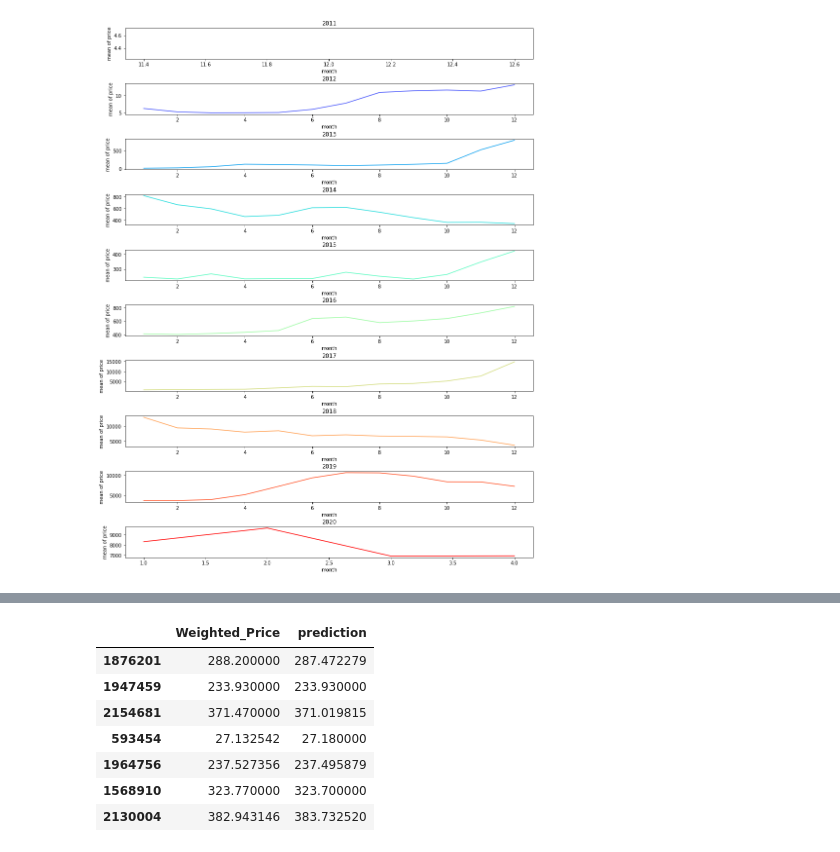
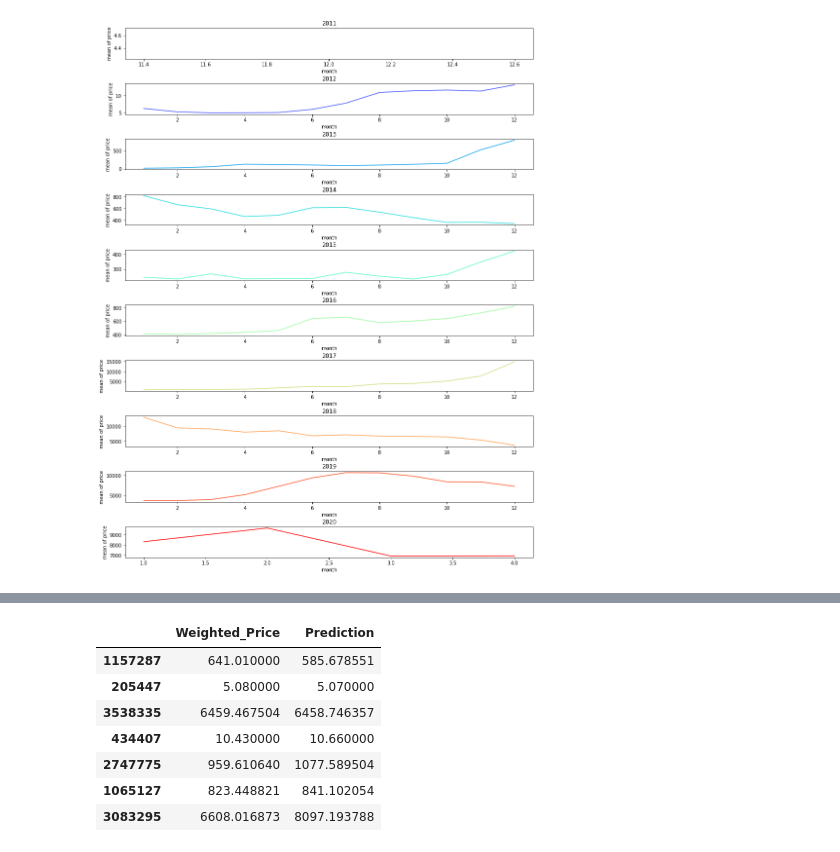
Before and after one commit to atsushii/CryptoCurrencyPortfoilo, a Jupyter notebook: CryptoCurrencyPricePredict.ipynb, the cells around one changed output, grey strips where cells are left out. Saved outputs shown, nothing was run; the diff lists cells and outputs as text; code cells hidden in the pictures.

```diff
--- a/CryptoCurrencyPricePredict.ipynb
+++ b/CryptoCurrencyPricePredict.ipynb
@@ -9,6 +15,6 @@ from sklearn.model_selection import train_test_split
 # %%
 # load data
-df = pd.read_csv("dataset/bitstampUSD_1-min_data_2012-01-01_to_2020-04-22.csv")
+df = pd.read_csv("/content/drive/My Drive/bitstampUSD_1-min_data_2012-01-01_to_2020-04-22.csv")
 # %%
 df.head()
 # %% [output]
@@ -149,3 +155,7 @@ for i, value in enumerate(year):
 # %%
 # drop data of 2011
 df = df.drop(df[df.year == 2011].index)
+# drop duplicate date
+df["Timestamp"] = df["Timestamp"].apply(lambda x: x.replace(hour=0, minute=0, second=0))
+df = df.drop_duplicates(subset="Timestamp", keep="last")
+df.head()
@@ -152,15 +169,15 @@ df = df.drop(df[df.year == 2011].index)
 # %%
 # create dataset
 prediction_days = 7 # predict price every 7days
 
 df["Prediction"] = df[["Weighted_Price"]].shift(-prediction_days)
-df[["Weighted_Price", "prediction"]].sample(7)
+df[["Weighted_Price", "Prediction"]].sample(7)
 # %% [output]
-|  | Weighted_Price | prediction |
-| 1876201 | 288.200000 | 287.472279 |
-| 1947459 | 233.930000 | 233.930000 |
-| 2154681 | 371.470000 | 371.019815 |
-| 593454 | 27.132542 | 27.180000 |
-| 1964756 | 237.527356 | 237.495879 |
-| 1568910 | 323.770000 | 323.700000 |
-| 2130004 | 382.943146 | 383.732520 |
+|  | Weighted_Price | Prediction |
+| 1157287 | 641.010000 | 585.678551 |
+| 205447 | 5.080000 | 5.070000 |
+| 3538335 | 6459.467504 | 6458.746357 |
+| 434407 | 10.430000 | 10.660000 |
+| 2747775 | 959.610640 | 1077.589504 |
+| 1065127 | 823.448821 | 841.102054 |
+| 3083295 | 6608.016873 | 8097.193788 |
```
Also changed, not shown: parts of 15 cells of this notebook.
